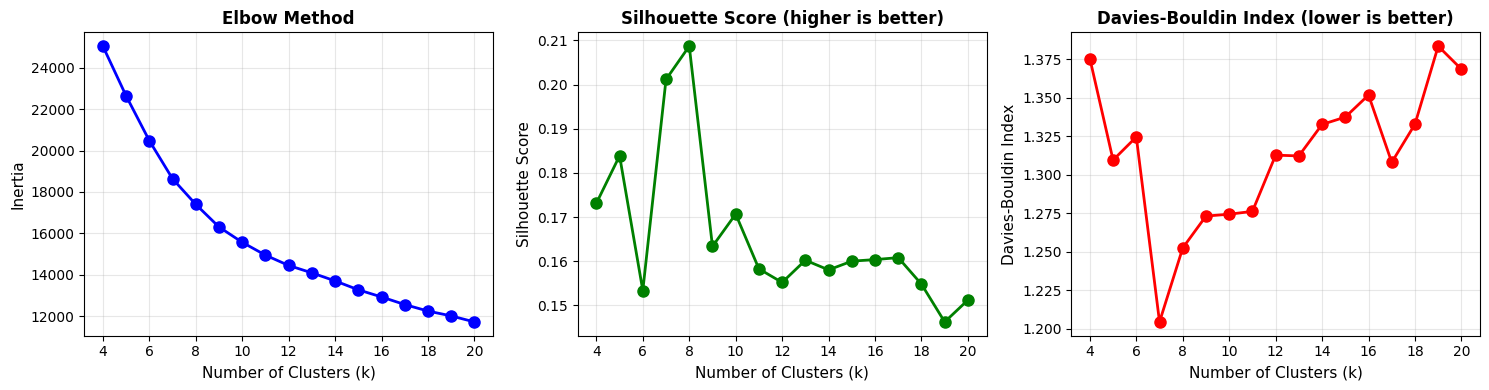
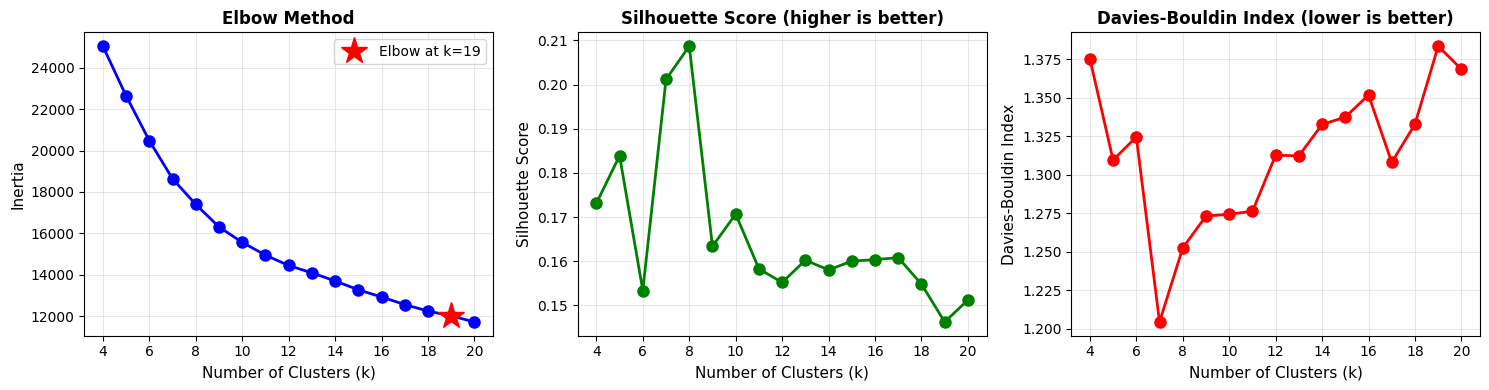
The change to this notebook cell's code, shown as a diff; its figure went from the first image to the second:
--- before
+++ after
@@ -1,3 +1,3 @@
-# Determine optimal number of clusters using elbow method and silhouette score
+# Determine optimal number of clusters using elbow method
 inertias = []
 silhouette_scores = []
@@ -12,12 +12,24 @@
     davies_bouldin_scores.append(davies_bouldin_score(X_scaled, kmeans.labels_))
 
+# Find elbow point using second derivative (rate of change of inertia change)
+inertias_array = np.array(inertias)
+first_derivative = np.diff(inertias_array)
+second_derivative = np.diff(first_derivative)
+
+# The elbow is where the second derivative is most negative (biggest change in slope)
+elbow_idx = np.argmin(second_derivative)
+optimal_k = list(K_range)[elbow_idx + 1]  # +1 because second derivative has 2 fewer points
+
 # Plot metrics
 fig, axes = plt.subplots(1, 3, figsize=(15, 4))
 
+# Highlight elbow point on inertia plot
 axes[0].plot(K_range, inertias, 'bo-', linewidth=2, markersize=8)
+axes[0].plot(optimal_k, inertias[optimal_k - 4], 'r*', markersize=20, label=f'Elbow at k={optimal_k}')
 axes[0].set_xlabel('Number of Clusters (k)', fontsize=11)
 axes[0].set_ylabel('Inertia', fontsize=11)
 axes[0].set_title('Elbow Method', fontsize=12, fontweight='bold')
 axes[0].grid(True, alpha=0.3)
+axes[0].legend()
 
 axes[1].plot(K_range, silhouette_scores, 'go-', linewidth=2, markersize=8)
@@ -36,6 +48,6 @@
 plt.show()
 
-# Find optimal k
-optimal_k = K_range[np.argmax(silhouette_scores)]
-print(f'\nOptimal number of clusters (by Silhouette): {optimal_k}')
-print(f'Silhouette score: {silhouette_scores[optimal_k - 4]:.4f}')
+# Find optimal k using elbow method
+print(f'\nOptimal number of clusters (by Elbow Method): {optimal_k}')
+print(f'Inertia: {inertias[optimal_k - 4]:.4f}')
+print(f'Silhouette score at k={optimal_k}: {silhouette_scores[optimal_k - 4]:.4f}')

Commit: Final solution to Initial Project